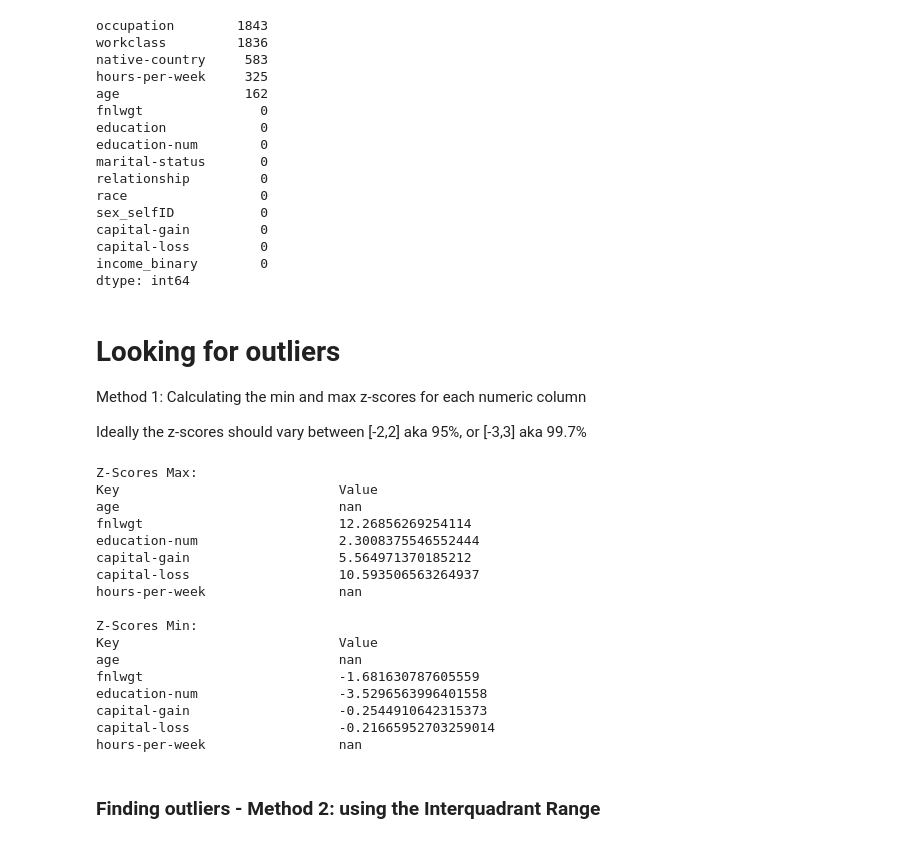
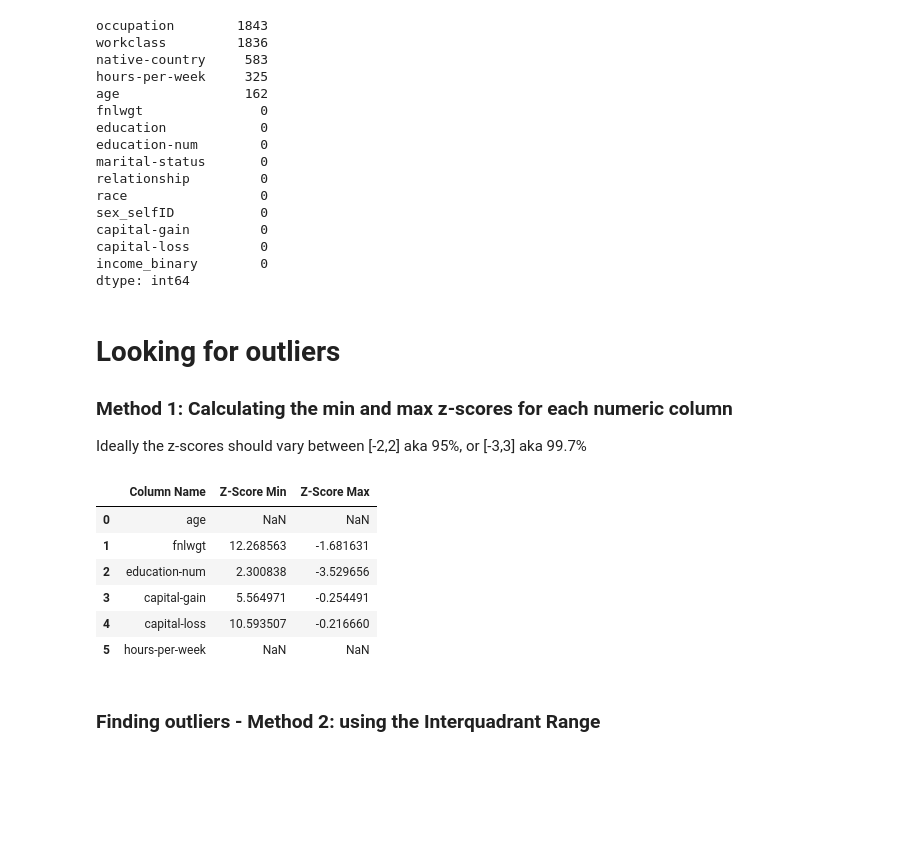
Before and after one commit to THE-MOLECULAR-MAN/machine-learning, a Jupyter notebook: exploratory_data_analysis.ipynb, the cells around one changed output. Drawn from its saved outputs; the diff is of its cells as text; code cells hidden in the pictures; blank space fills up the shorter version.

```diff
--- a/exploratory_data_analysis.ipynb
+++ b/exploratory_data_analysis.ipynb
@@ -50,10 +59,13 @@ Define the path to the dataset file
 Define the name of the label column
 # %%
 rootdir = os.getcwd()
-infile = os.path.join(rootdir, 'eCornell/CTECH462_Managing_Data_In_Machine_Learning/data', 'adult.data.full.asst')
+infile = os.path.join(rootdir,
+                      'eCornell/CTECH462_Managing_Data_In_Machine_Learning/data',
+                      'adult.data.full.asst')
 
-# label_column_name = 'label'
-label_column_name = None
+# TODO: explain this variable and use it down below
+# LABEL_COLUMN_NAME = 'label'
+LABEL_COLUMN_NAME = None
 
 df = pd.read_csv(infile)
 # %% [markdown]
@@ -197,43 +215,38 @@ dtype: int64
 # %% [markdown]
 # Looking for outliers
 
-Method 1: Calculating the min and max z-scores for each numeric column
+
+### Method 1: Calculating the min and max z-scores for each numeric column
 
 Ideally the z-scores should vary between [-2,2] aka 95%, or [-3,3] aka 99.7%
-# %%
-from scipy import stats
-
-zscore_max = {}
-zscore_min = {}
-
-
-for column in numeric_column_names:
-    zscore_max[column] = max(stats.zscore(df[column], axis=None))
-    zscore_min[column] = min(stats.zscore(df[column], axis=None))
-
-print('\nZ-Scores Max:')
-pretty_print_dict(zscore_max)
-
-print('\nZ-Scores Min:')
-pretty_print_dict(zscore_min)
-# %% [output]
-Z-Scores Max:
-Key                            Value
-age                            nan
-fnlwgt                         12.26856269254114
-education-num                  2.3008375546552444
-capital-gain                   5.564971370185212
-capital-loss                   10.593506563264937
-hours-per-week                 nan
-
-Z-Scores Min:
-Key                            Value
-age                            nan
-fnlwgt                         -1.681630787605559
-education-num                  -3.5296563996401558
-capital-gain                   -0.2544910642315373
-capital-loss                   -0.21665952703259014
-hours-per-week                 nan
+# %%
+# initialize empty dict for storing results inside the loop
+# TODO: convert into simpler format
+
+schema={'Column Name': 'object',
+        'Z-Score Min': 'float64',
+        'Z-Score Max': 'float64'}
+
+df_zscores = pd.DataFrame(columns=schema.keys()).astype(schema)
+
+for column in numeric_column_names:
+    new_row = pd.DataFrame([{'Column Name': column,
+
+           'Z-Score Min': max(stats.zscore(df[column], axis=None)),
+
+           'Z-Score Max': min(stats.zscore(df[column], axis=None))}])
+    df_zscores = pd.concat([df_zscores, new_row], ignore_index=True)
+
+df_zscores.reset_index()
+df_zscores
+# %% [output]
+|  | Column Name | Z-Score Min | Z-Score Max |
+| 0 | age | NaN | NaN |
+| 1 | fnlwgt | 12.268563 | -1.681631 |
+| 2 | education-num | 2.300838 | -3.529656 |
+| 3 | capital-gain | 5.564971 | -0.254491 |
+| 4 | capital-loss | 10.593507 | -0.216660 |
+| 5 | hours-per-week | NaN | NaN |
 # %% [markdown]
 ### Finding outliers - Method 2: using the Interquadrant Range
 # %%
```
Also changed, not shown: parts of 17 cells of this notebook.
